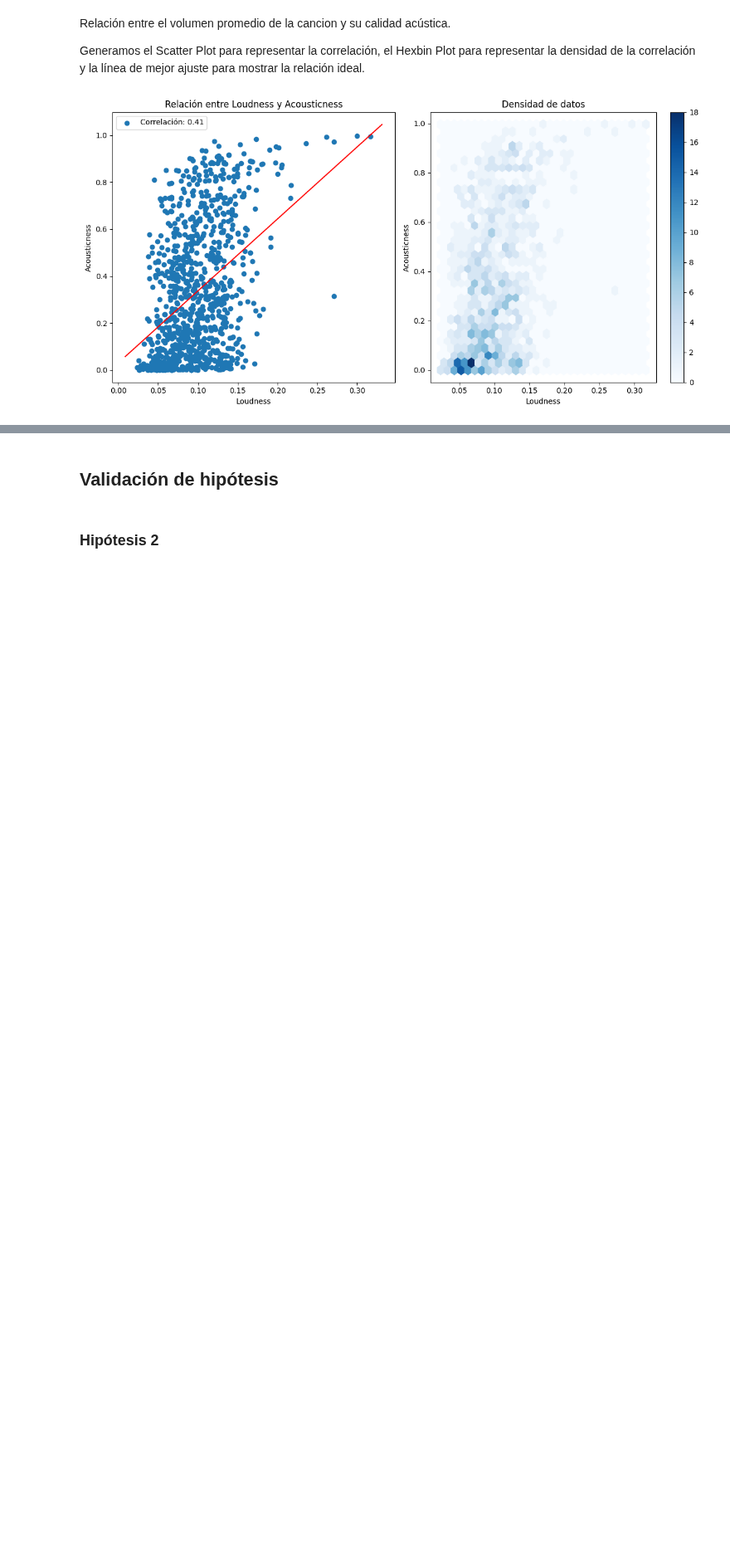
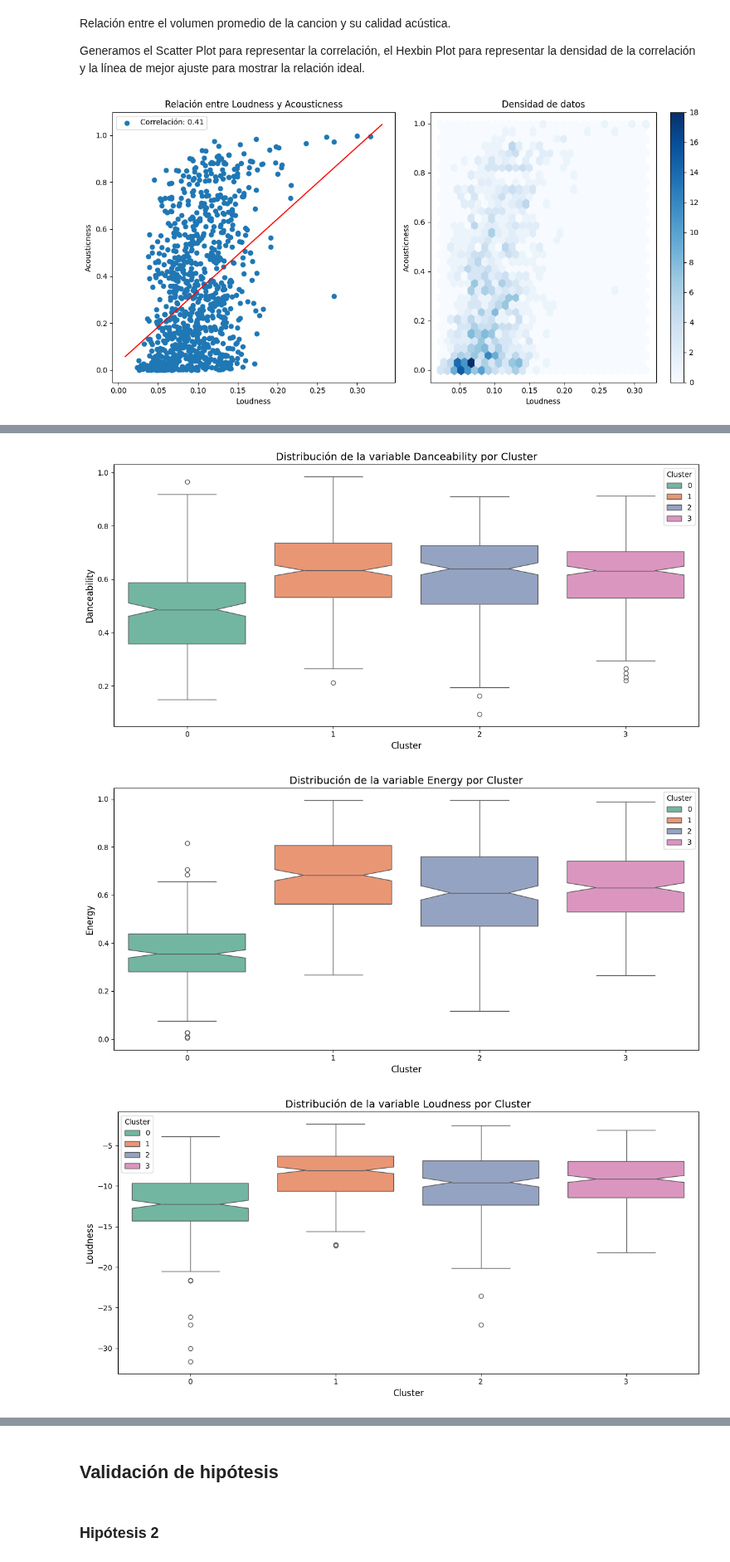
Before and after one commit to nachoperna/Fundamentos-de-la-Ciencia-de-Datos, a Jupyter notebook: TPE/tpe.ipynb, the cells around one changed output, grey strips where cells are left out. Shown at 83% size. Cells and saved outputs as stored; diff of their text form; code cells hidden in the pictures; blank space fills up the shorter version.

```diff
--- a/TPE/tpe.ipynb
+++ b/TPE/tpe.ipynb
@@ -835,0 +955,40 @@ plt.show()
+# %%
+# Separamos variables continuas (float) y categóricas (int)
+continuas = [col for col in raw_covers.select_dtypes(include=['float']).columns if col not in ['Cluster', 'Track']]
+
+# Boxplots comparativos de variables continuas
+for variable in continuas:
+    # Lista para almacenar los datos de cada cluster
+    boxplot_data = []
+
+    # Iteramos sobre todos los clusters
+    for cluster_num in range(4):
+        cluster_data = raw_covers[raw_covers['Track'].isin(
+            cluster_df[cluster_df['Cluster'] == cluster_num]['Track'].tolist()
+        )]
+
+        # Agregamos todos los datos del cluster a un DataFrame
+        boxplot_data.append(pd.DataFrame({
+            variable: cluster_data[variable],
+            'Cluster': cluster_num  # Asignamos el número del cluster
+        }))
+
+    # Combinamos todos los datos en un solo DataFrame
+    combined_data = pd.concat(boxplot_data)
+
+    # Graficamos los boxplots para la variable actual por cada cluster
+    plt.figure(figsize=(12, 6))
+    sns.boxplot(data=combined_data, x='Cluster', y=variable, hue='Cluster', palette='Set2', dodge=False, notch=True)
+
+    # Personalizamos el gráfico
+    plt.title(f'Distribución de la variable {variable} por Cluster', fontsize=14)
+    plt.xlabel('Cluster', fontsize=12)
+    plt.ylabel(variable, fontsize=12)
+
+    # Mostramos el gráfico
+    plt.tight_layout()
+    plt.show()
+# %% [output]
+[figure, added]
+[figure, added]
+[figure, added]
```
Also changed, not shown: parts of 85 cells of this notebook.
